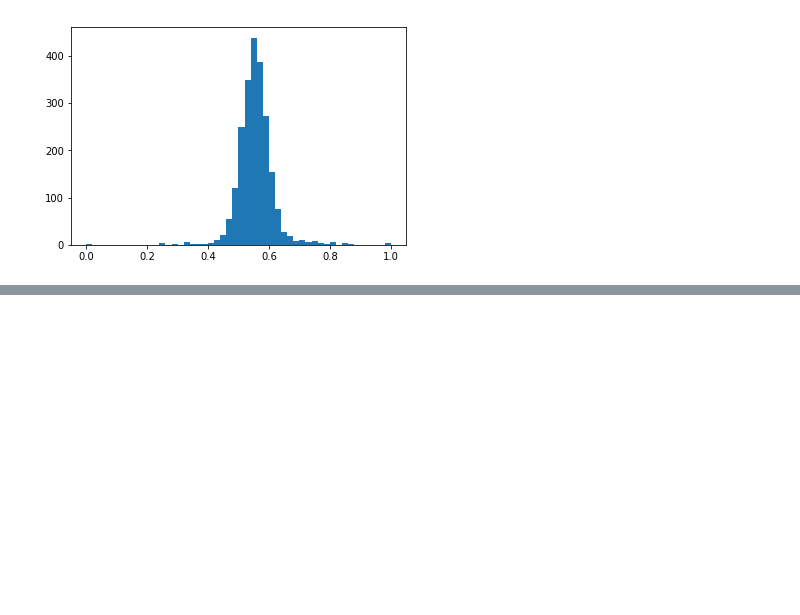
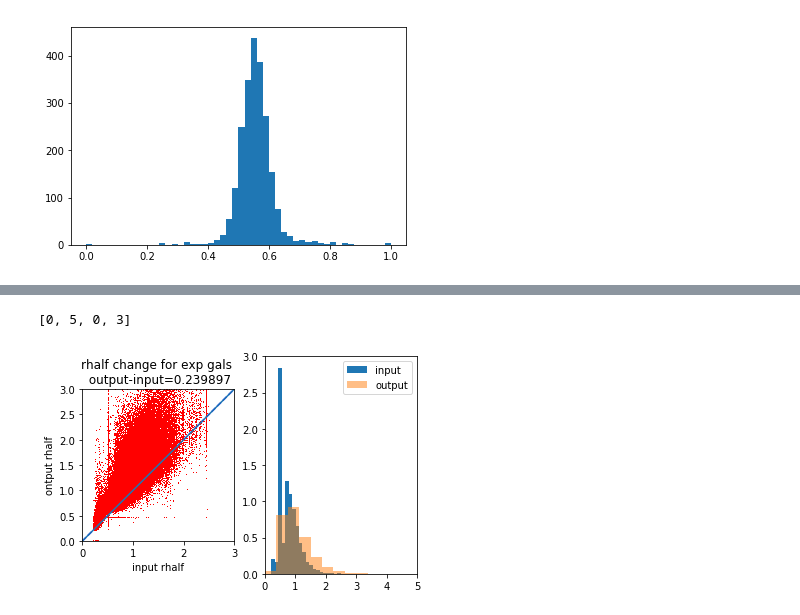
Before and after one commit to DriftingPig/Drones, a Jupyter notebook: obiwan_analysis/ang_corr/ipynb/clean_version_validation0131.ipynb, the cells around one changed output, grey strips where cells are left out. Drawn from its saved outputs; the diff is of its cells as text; code cells hidden in the pictures; blank space fills up the shorter version.

```diff
--- a/obiwan_analysis/ang_corr/ipynb/clean_version_validation0131.ipynb
+++ b/obiwan_analysis/ang_corr/ipynb/clean_version_validation0131.ipynb
@@ -671,0 +738,22 @@ plt.hist(dddt['num_good_out']/dddt['num_all'],bins = 50)
+# %%
+plt.subplot(1,2,1)
+plt.plot(d_exp['rhalf'],d_exp['shapeexp_r'],'r,')
+plt.gca().set_aspect('equal', 'box')
+plt.axis([0, 3, 0, 3])
+plt.plot([0, 3], [0, 3],'b--')
+plt.xlabel('input rhalf')
+plt.ylabel('ontput rhalf')
+plt.title('rhalf change for exp gals \n output-input=%f' %(d_exp['shapeexp_r'].mean()-d_exp['rhalf'].mean()))
+
+plt.plot(d_exp['rhalf'],d_exp['shapeexp_r'],'r,')
+plt.gca().set_aspect('equal')
+plt.axis([0, 3, 0, 3])
+plt.plot([0, 3], [0, 3])
+plt.subplot(1,2,2)
+plt.hist(d_exp['rhalf'],bins = 20,density = True,label='input')
+plt.hist(d_exp['shapeexp_r'],bins = 50,density = True,alpha=0.5,label='output')
+plt.legend()
+plt.axis([0, 5, 0, 3])
+# %% [output]
+[0, 5, 0, 3]
+[figure, added]
```
Also changed, not shown: parts of 10 cells of this notebook, 27 other files.
